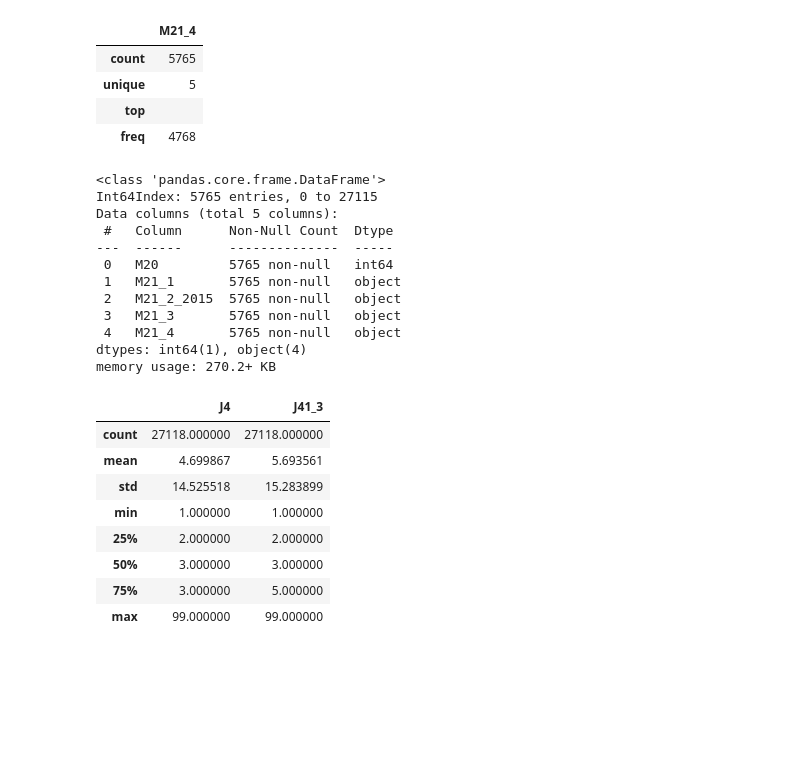
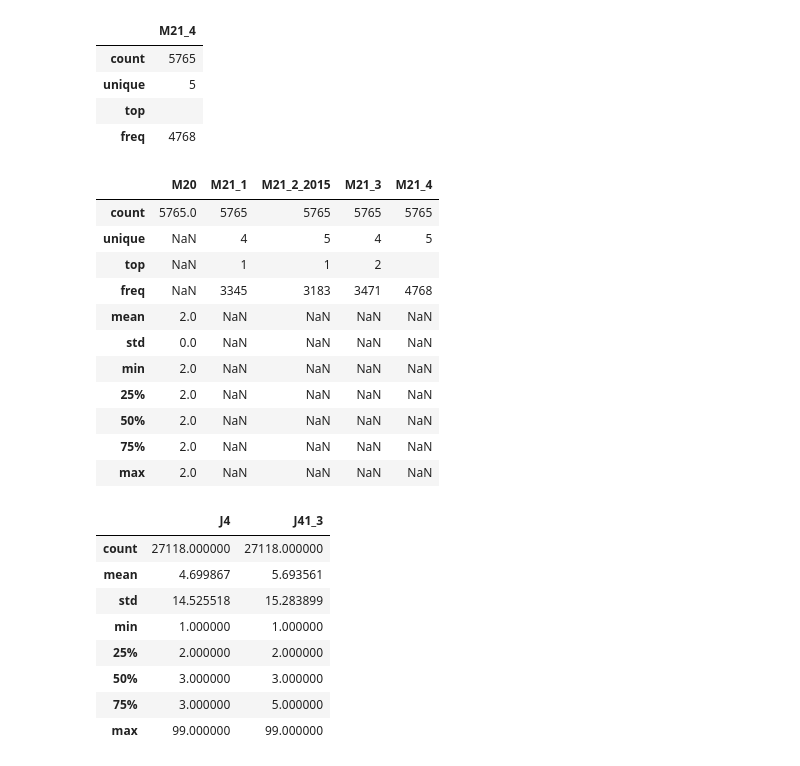
Before and after one commit to williamreid2020/4301, a Jupyter notebook: NCFS.ipynb, the cells around one changed output. Saved outputs shown, nothing was run; the diff lists cells and outputs as text; code cells hidden in the pictures; blank space fills up the shorter version.

```diff
--- a/NCFS.ipynb
+++ b/NCFS.ipynb
@@ -92,4 +83,4 @@ DF2 = DF2[DF2.M20 != 3]
 DF2 = DF2[DF2.M20 != 98]
 DF2 = DF2[DF2.M20 != 99]
 # %%
-DF2['M21_4'] =  DF2['M21_4'].fillna(99)
+DF2['M21_4'].fillna(99)
@@ -130,21 +148,21 @@ Ind4.describe()
 | unique | 5 |
 | top |  |
 | freq | 4768 |
-# %%
-DF2.info()
-# %% [output]
-<class 'pandas.core.frame.DataFrame'>
-Int64Index: 5765 entries, 0 to 27115
-Data columns (total 5 columns):
- #   Column      Non-Null Count  Dtype
----  ------      --------------  -----
- 0   M20         5765 non-null   int64
- 1   M21_1       5765 non-null   object
- 2   M21_2_2015  5765 non-null   object
- 3   M21_3       5765 non-null   object
- 4   M21_4       5765 non-null   object
-dtypes: int64(1), object(4)
-memory usage: 270.2+ KB
+# %%
+DF2.describe(include='all')
+# %% [output]
+|  | M20 | M21_1 | M21_2_2015 | M21_3 | M21_4 |
+| count | 5765.0 | 5765 | 5765 | 5765 | 5765 |
+| unique | NaN | 4 | 5 | 4 | 5 |
+| top | NaN | 1 | 1 | 2 |  |
+| freq | NaN | 3345 | 3183 | 3471 | 4768 |
+| mean | 2.0 | NaN | NaN | NaN | NaN |
+| std | 0.0 | NaN | NaN | NaN | NaN |
+| min | 2.0 | NaN | NaN | NaN | NaN |
+| 25% | 2.0 | NaN | NaN | NaN | NaN |
+| 50% | 2.0 | NaN | NaN | NaN | NaN |
+| 75% | 2.0 | NaN | NaN | NaN | NaN |
+| max | 2.0 | NaN | NaN | NaN | NaN |
 # %%
 #DEPENDEDNT VARIABLES
 
```
Also changed, not shown: parts of 4 cells of this notebook.
